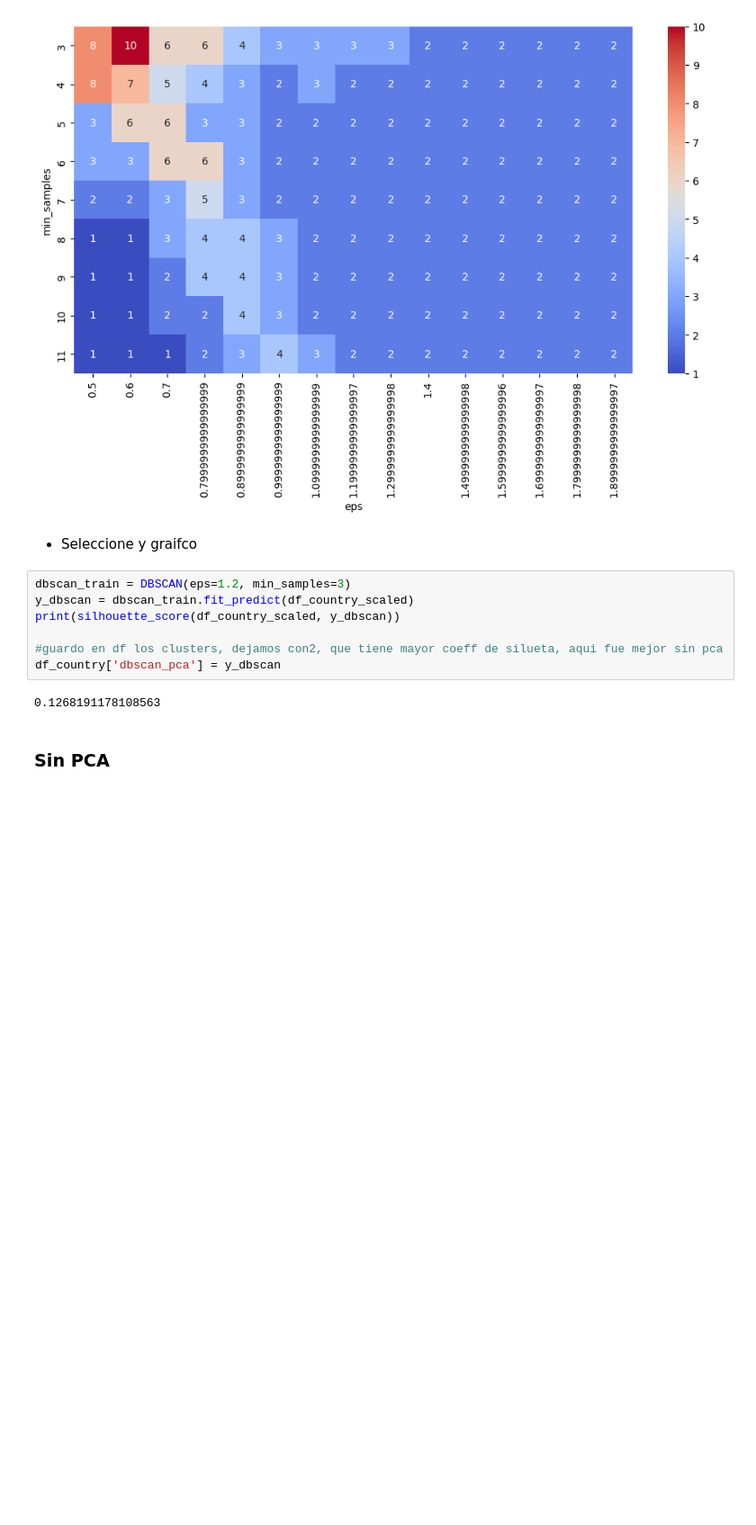
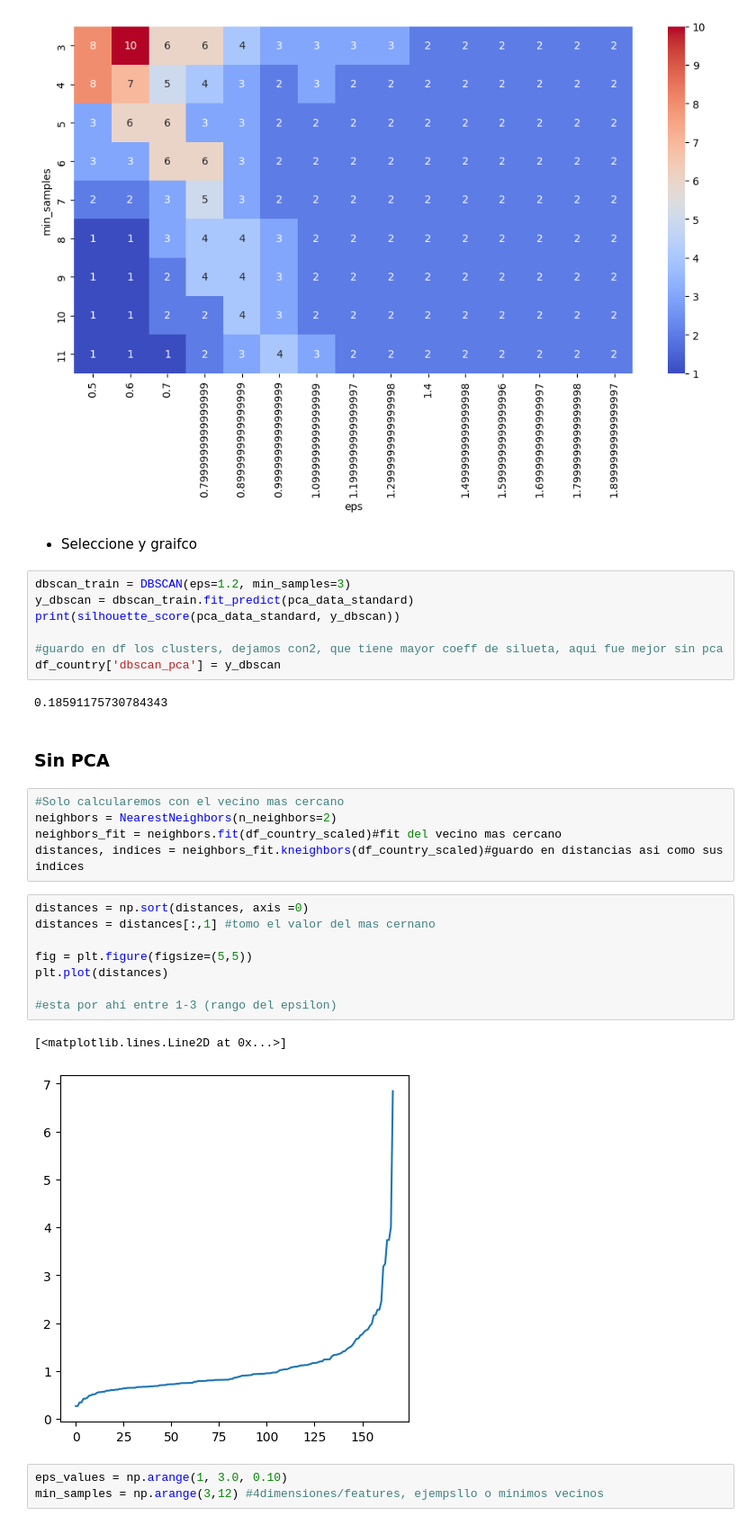
Before and after one commit to NicoleVenachi/Platzi_ML_05_Clustering, a Jupyter notebook: 05_Proyecto/01_ImplementacionPCA_YProyecto.ipynb, the cells around one changed output. Shown at 90% size. Drawn from its saved outputs; the diff is of its cells as text; blank space fills up the shorter version.

Commit message:
dbscan sin pca y analisis de resultados con conocimiento del negocio

```diff
--- a/05_Proyecto/01_ImplementacionPCA_YProyecto.ipynb
+++ b/05_Proyecto/01_ImplementacionPCA_YProyecto.ipynb
@@ -426,12 +426,31 @@ plt.show()
 * Seleccione y graifco
 # %%
 dbscan_train = DBSCAN(eps=1.2, min_samples=3)
-y_dbscan = dbscan_train.fit_predict(df_country_scaled)
-print(silhouette_score(df_country_scaled, y_dbscan))
+y_dbscan = dbscan_train.fit_predict(pca_data_standard)
+print(silhouette_score(pca_data_standard, y_dbscan))
 
 #guardo en df los clusters, dejamos con2, que tiene mayor coeff de silueta, aqui fue mejor sin pca
 df_country['dbscan_pca'] = y_dbscan
 # %% [output]
-0.1268191178108563
+0.18591175730784343
 # %% [markdown]
 ### Sin PCA
+# %%
+#Solo calcularemos con el vecino mas cercano
+neighbors = NearestNeighbors(n_neighbors=2)
+neighbors_fit = neighbors.fit(df_country_scaled)#fit del vecino mas cercano
+distances, indices = neighbors_fit.kneighbors(df_country_scaled)#guardo en distancias asi como sus indices
+# %%
+distances = np.sort(distances, axis =0)
+distances = distances[:,1] #tomo el valor del mas cernano
+
+fig = plt.figure(figsize=(5,5))
+plt.plot(distances)
+
+#esta por ahí entre 1-3 (rango del epsilon)
+# %% [output]
+[<matplotlib.lines.Line2D at 0x...>]
+[figure, added]
+# %%
+eps_values = np.arange(1, 3.0, 0.10)
+min_samples = np.arange(3,12) #4dimensiones/features, ejempsllo o minimos vecinos
```
Also changed, not shown: parts of 22 cells of this notebook.
